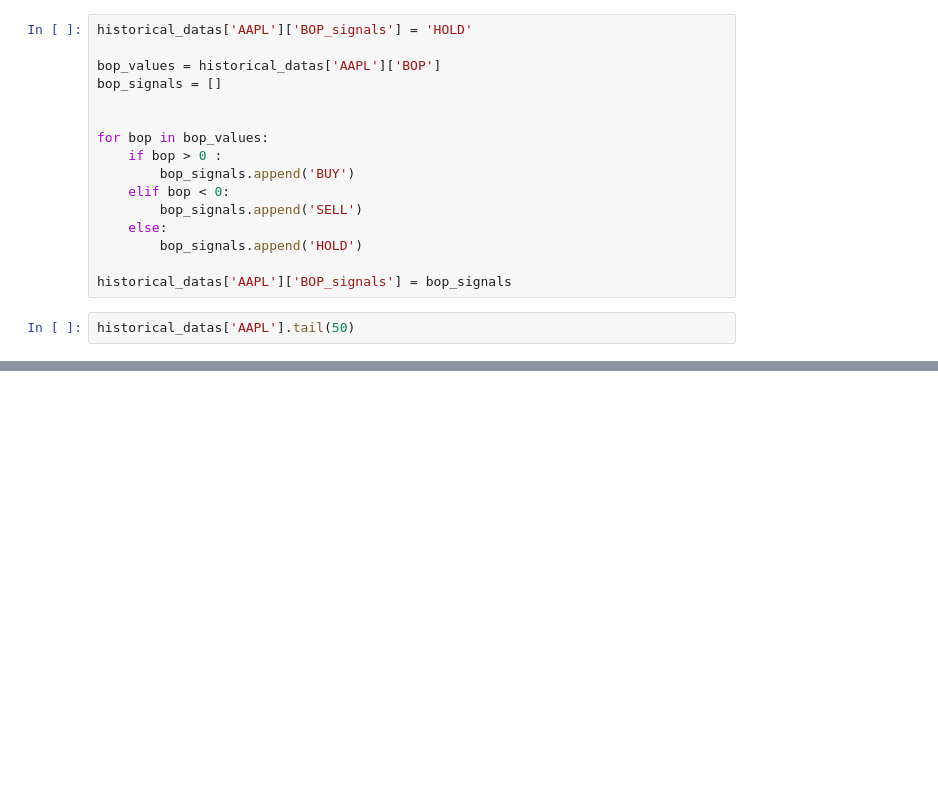
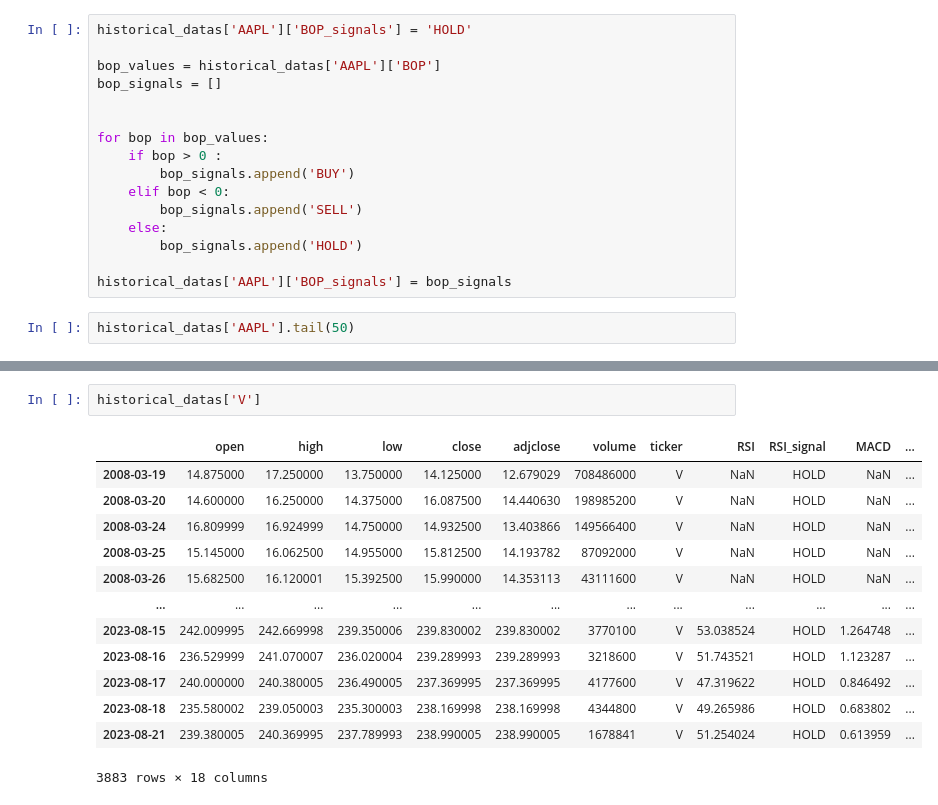
Before and after one commit to miladziekanowska/stock-market-forecast-project, a Jupyter notebook: Technical_Analysis.ipynb, the cells around one changed output, grey strips where cells are left out. Saved outputs shown, nothing was run; the diff lists cells and outputs as text; blank space fills up the shorter version.

```diff
--- a/Technical_Analysis.ipynb
+++ b/Technical_Analysis.ipynb
@@ -180,0 +268,16 @@ historical_datas['AAPL'].tail(50)
+# %%
+historical_datas['V']
+# %% [output]
+|  | open | high | low | close | adjclose | volume | ticker | RSI | RSI_signal | MACD | ... |
+| 2008-03-19 | 14.875000 | 17.250000 | 13.750000 | 14.125000 | 12.679029 | 708486000 | V | NaN | HOLD | NaN | ... |
+| 2008-03-20 | 14.600000 | 16.250000 | 14.375000 | 16.087500 | 14.440630 | 198985200 | V | NaN | HOLD | NaN | ... |
+| 2008-03-24 | 16.809999 | 16.924999 | 14.750000 | 14.932500 | 13.403866 | 149566400 | V | NaN | HOLD | NaN | ... |
+| 2008-03-25 | 15.145000 | 16.062500 | 14.955000 | 15.812500 | 14.193782 | 87092000 | V | NaN | HOLD | NaN | ... |
+| 2008-03-26 | 15.682500 | 16.120001 | 15.392500 | 15.990000 | 14.353113 | 43111600 | V | NaN | HOLD | NaN | ... |
+| ... | ... | ... | ... | ... | ... | ... | ... | ... | ... | ... | ... |
+| 2023-08-15 | 242.009995 | 242.669998 | 239.350006 | 239.830002 | 239.830002 | 3770100 | V | 53.038524 | HOLD | 1.264748 | ... |
+| 2023-08-16 | 236.529999 | 241.070007 | 236.020004 | 239.289993 | 239.289993 | 3218600 | V | 51.743521 | HOLD | 1.123287 | ... |
+| 2023-08-17 | 240.000000 | 240.380005 | 236.490005 | 237.369995 | 237.369995 | 4177600 | V | 47.319622 | HOLD | 0.846492 | ... |
+| 2023-08-18 | 235.580002 | 239.050003 | 235.300003 | 238.169998 | 238.169998 | 4344800 | V | 49.265986 | HOLD | 0.683802 | ... |
+| 2023-08-21 | 239.380005 | 240.369995 | 237.789993 | 238.990005 | 238.990005 | 1678841 | V | 51.254024 | HOLD | 0.613959 | ... |
+3883 rows × 18 columns
```
Also changed, not shown: parts of 1 cell of this notebook.
